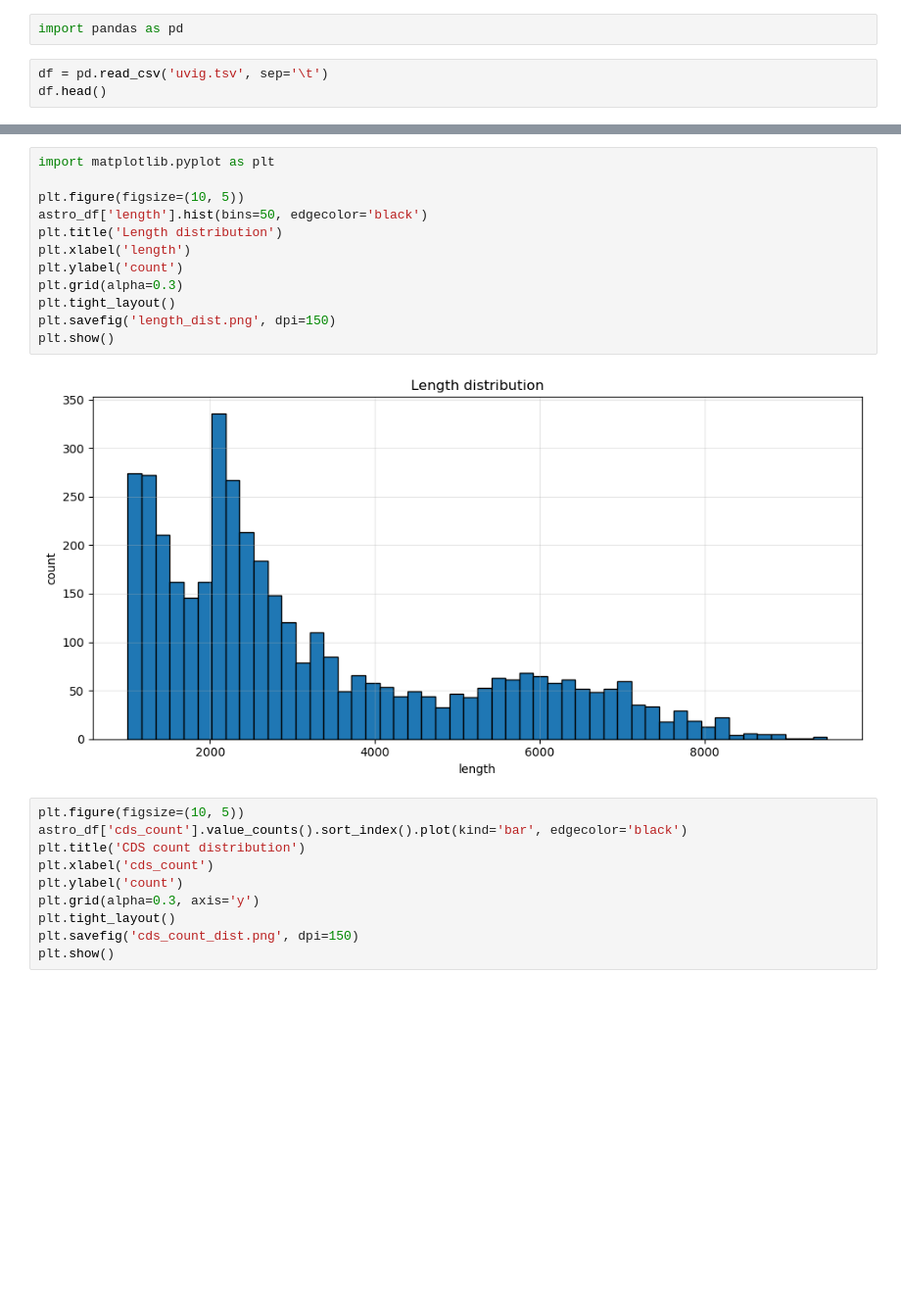
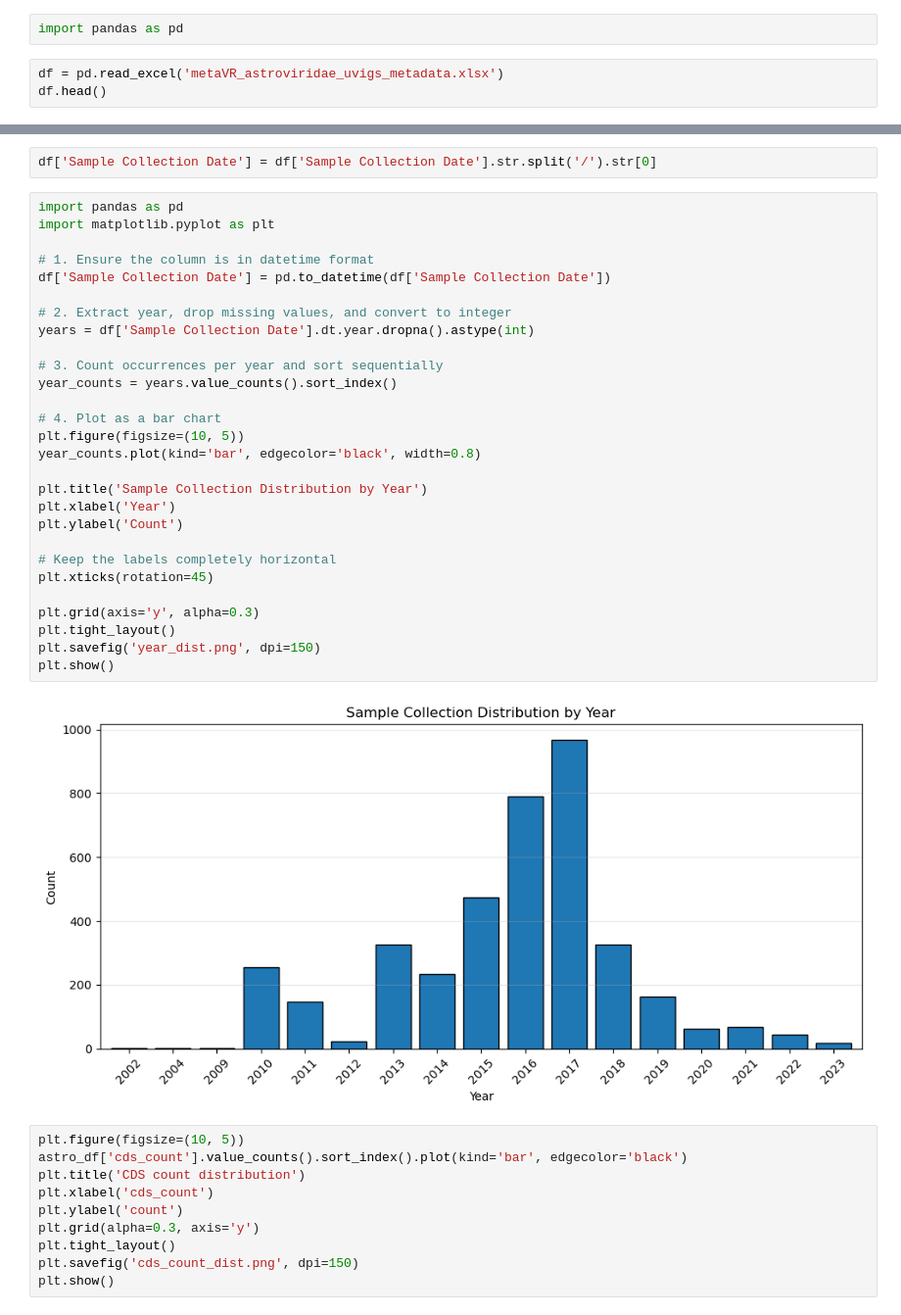
Before and after one commit to Finkonn/picorna-virome, a Jupyter notebook: miniproj/metavr/uvig_analysis.ipynb, the cells around one changed output, grey strips where cells are left out. Shown at 98% size. Saved outputs shown, nothing was run; the diff lists cells and outputs as text; blank space fills up the shorter version.

```diff
--- a/miniproj/metavr/uvig_analysis.ipynb
+++ b/miniproj/metavr/uvig_analysis.ipynb
@@ -1,5 +1,5 @@
 # %%
 import pandas as pd
 # %%
-df = pd.read_csv('uvig.tsv', sep='\t')
+df = pd.read_excel('metaVR_astroviridae_uvigs_metadata.xlsx')
 df.head()
@@ -35,17 +14,35 @@ plt.show()
+# %%
+df['Sample Collection Date'] = df['Sample Collection Date'].str.split('/').str[0]
 # %%
+import pandas as pd
 import matplotlib.pyplot as plt
 
+# 1. Ensure the column is in datetime format
+df['Sample Collection Date'] = pd.to_datetime(df['Sample Collection Date'])
+
+# 2. Extract year, drop missing values, and convert to integer
+years = df['Sample Collection Date'].dt.year.dropna().astype(int)
+
+# 3. Count occurrences per year and sort sequentially
+year_counts = years.value_counts().sort_index()
+
+# 4. Plot as a bar chart
 plt.figure(figsize=(10, 5))
-astro_df['length'].hist(bins=50, edgecolor='black')
-plt.title('Length distribution')
-plt.xlabel('length')
-plt.ylabel('count')
-plt.grid(alpha=0.3)
+year_counts.plot(kind='bar', edgecolor='black', width=0.8)
+
+plt.title('Sample Collection Distribution by Year')
+plt.xlabel('Year')
+plt.ylabel('Count')
+
+# Keep the labels completely horizontal
+plt.xticks(rotation=45)
+
+plt.grid(axis='y', alpha=0.3)
 plt.tight_layout()
-plt.savefig('length_dist.png', dpi=150)
+plt.savefig('year_dist.png', dpi=150)
 plt.show()
 # %% [output]
-[figure, old version]
+[figure, new version]
 # %%
 plt.figure(figsize=(10, 5))
 astro_df['cds_count'].value_counts().sort_index().plot(kind='bar', edgecolor='black')
```
Also changed, not shown: parts of 5 cells of this notebook, 43 other files.
